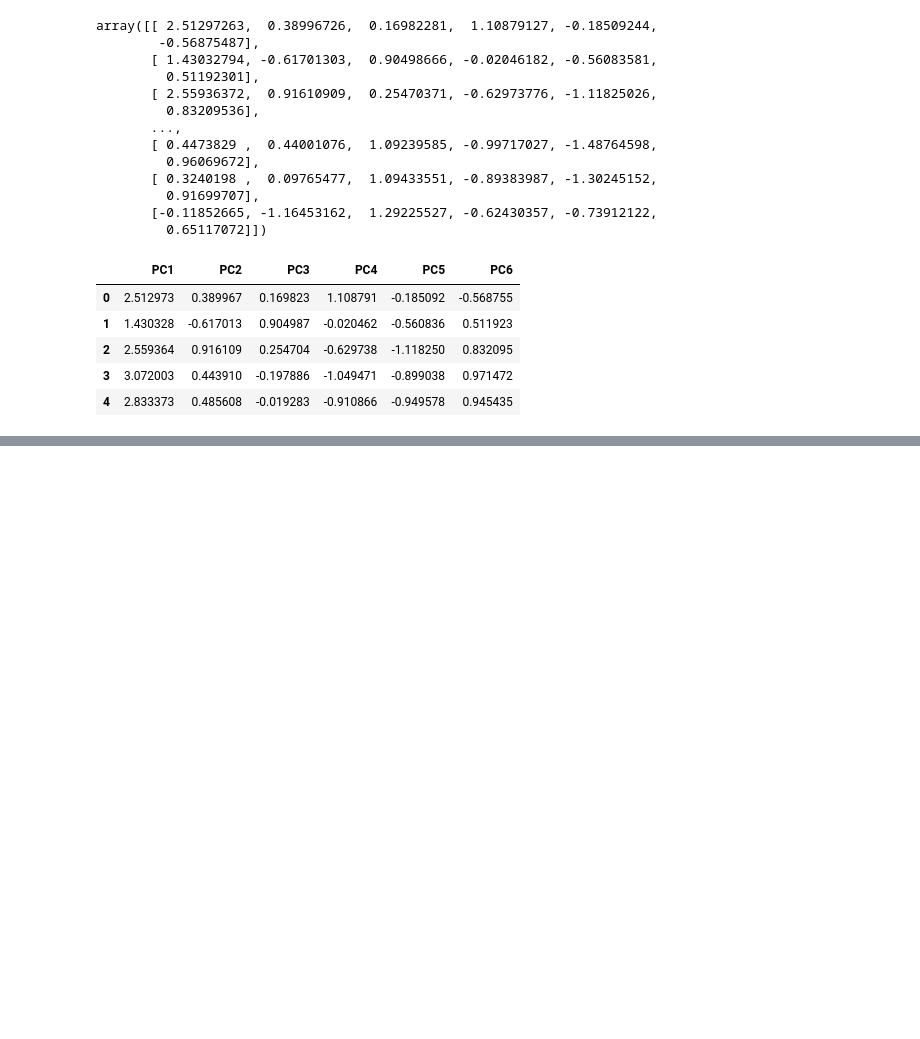
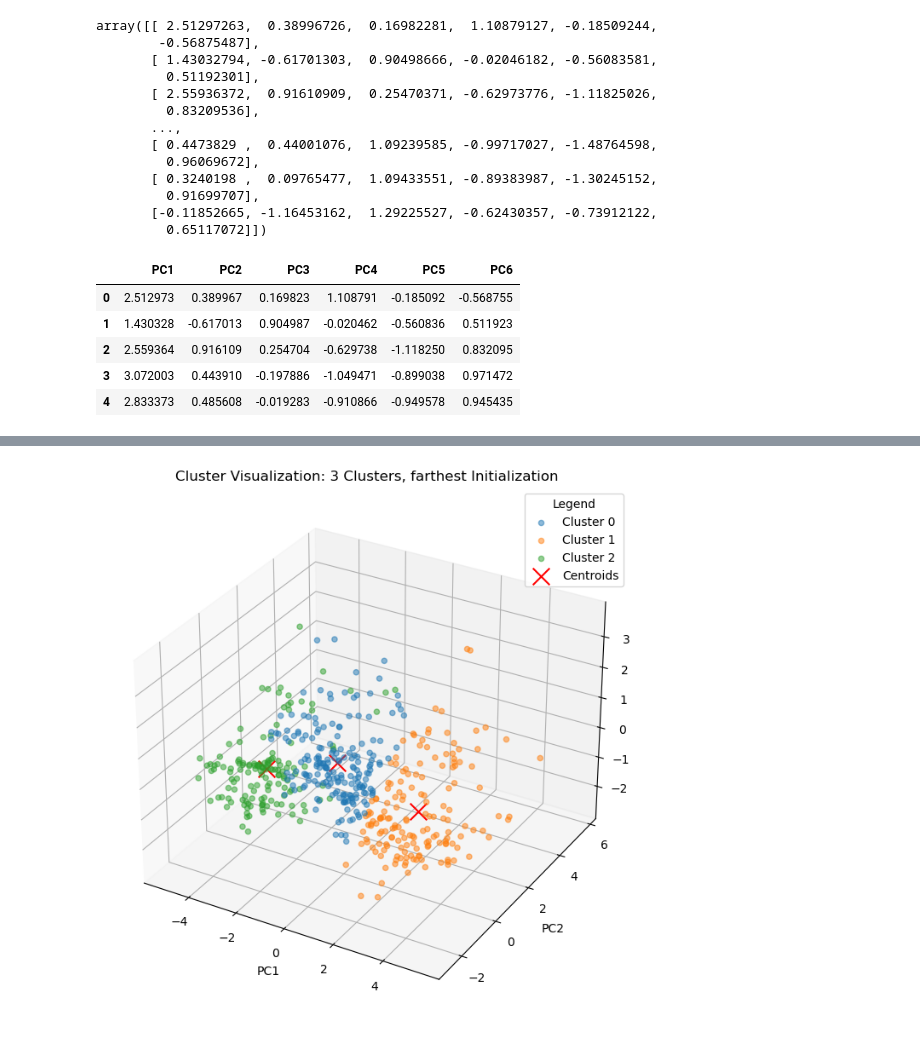
Before and after one commit to jovanailin/k-means, a Jupyter notebook: K-means.ipynb, the cells around one changed output, grey strips where cells are left out. Cells and saved outputs as stored; diff of their text form; code cells hidden in the pictures; blank space fills up the shorter version.

```diff
--- a/K-means.ipynb
+++ b/K-means.ipynb
@@ -358,0 +380,4 @@ plt.show()
+# %%
+plot_kmeans_clusters(data_scaled, k=3, init_method='farthest')
+# %% [output]
+[figure, added]
```
Also changed, not shown: parts of 10 cells of this notebook.
